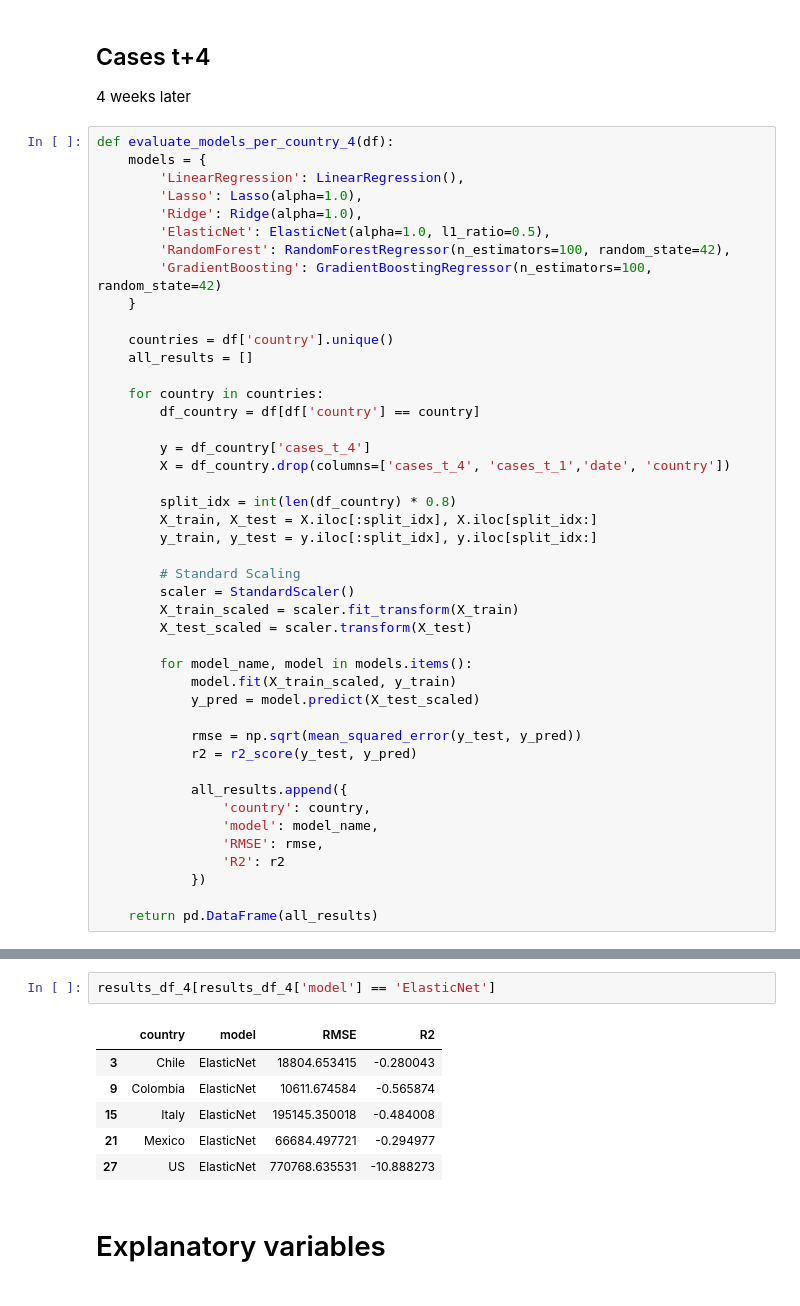
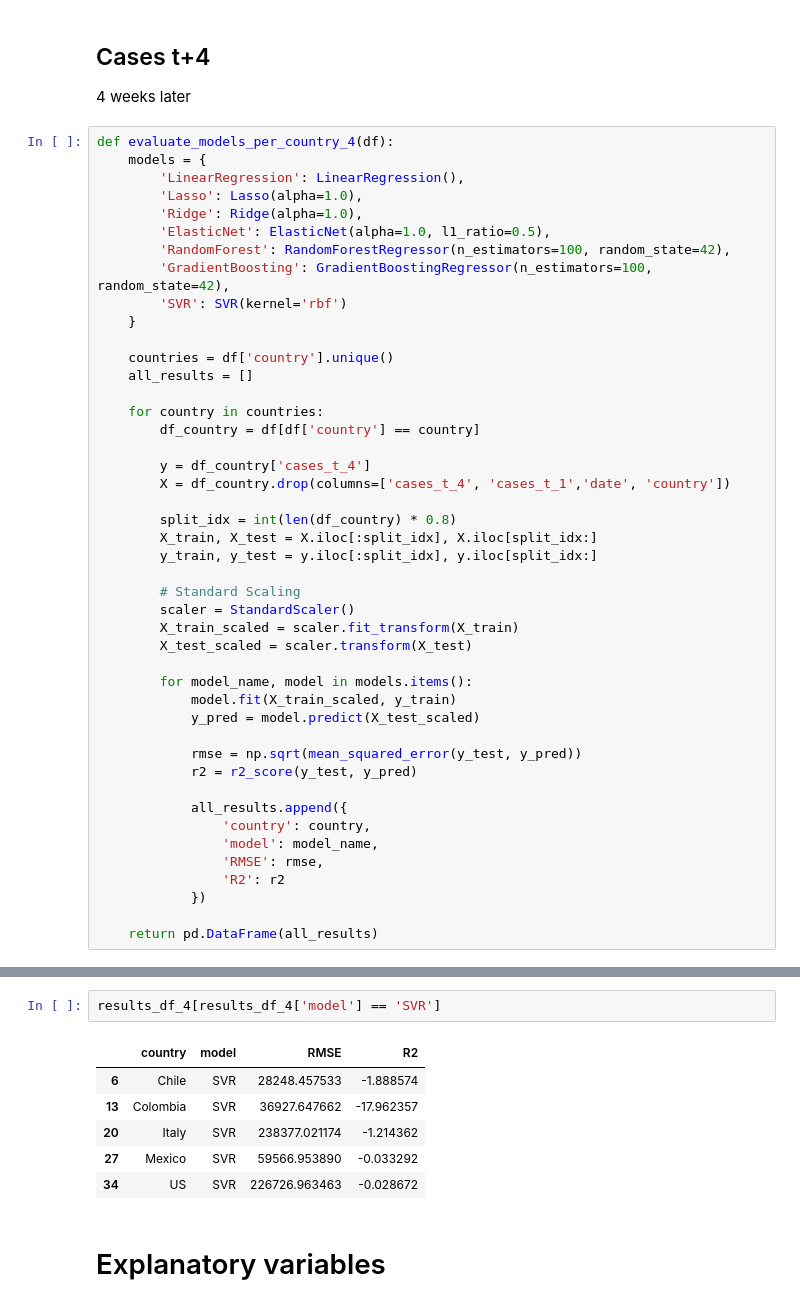
Before and after one commit to danielgvb/thesis, a Jupyter notebook: modelling/x2_Experiments.ipynb, the cells around one changed output, grey strips where cells are left out. Saved outputs shown, nothing was run; the diff lists cells and outputs as text.

```diff
--- a/modelling/x2_Experiments.ipynb
+++ b/modelling/x2_Experiments.ipynb
@@ -274,7 +285,8 @@ def evaluate_models_per_country_4(df):
         'Ridge': Ridge(alpha=1.0),
         'ElasticNet': ElasticNet(alpha=1.0, l1_ratio=0.5),
         'RandomForest': RandomForestRegressor(n_estimators=100, random_state=42),
-        'GradientBoosting': GradientBoostingRegressor(n_estimators=100, random_state=42)
+        'GradientBoosting': GradientBoostingRegressor(n_estimators=100, random_state=42),
+        'SVR': SVR(kernel='rbf')
     }
 
     countries = df['country'].unique()
@@ -356,13 +369,13 @@ Ridge               263801.513495
 Name: RMSE, dtype: float64
 # %%
-results_df_4[results_df_4['model'] == 'ElasticNet']
+results_df_4[results_df_4['model'] == 'SVR']
 # %% [output]
 |  | country | model | RMSE | R2 |
-| 3 | Chile | ElasticNet | 18804.653415 | -0.280043 |
-| 9 | Colombia | ElasticNet | 10611.674584 | -0.565874 |
-| 15 | Italy | ElasticNet | 195145.350018 | -0.484008 |
-| 21 | Mexico | ElasticNet | 66684.497721 | -0.294977 |
-| 27 | US | ElasticNet | 770768.635531 | -10.888273 |
+| 6 | Chile | SVR | 28248.457533 | -1.888574 |
+| 13 | Colombia | SVR | 36927.647662 | -17.962357 |
+| 20 | Italy | SVR | 238377.021174 | -1.214362 |
+| 27 | Mexico | SVR | 59566.953890 | -0.033292 |
+| 34 | US | SVR | 226726.963463 | -0.028672 |
 # %% [markdown]
 # Explanatory variables
 # %% [markdown]
```
Also changed, not shown: parts of 24 cells of this notebook, 3 other files.
